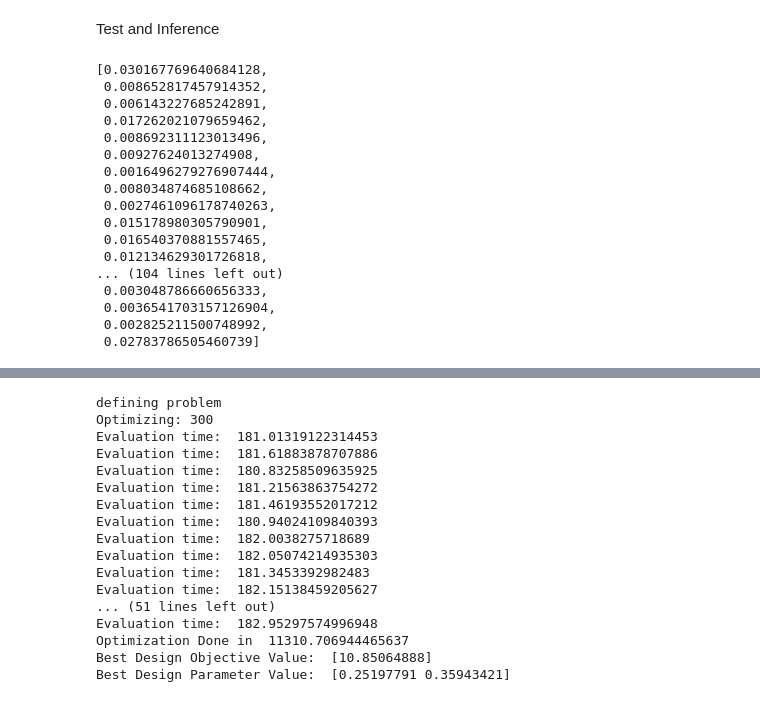
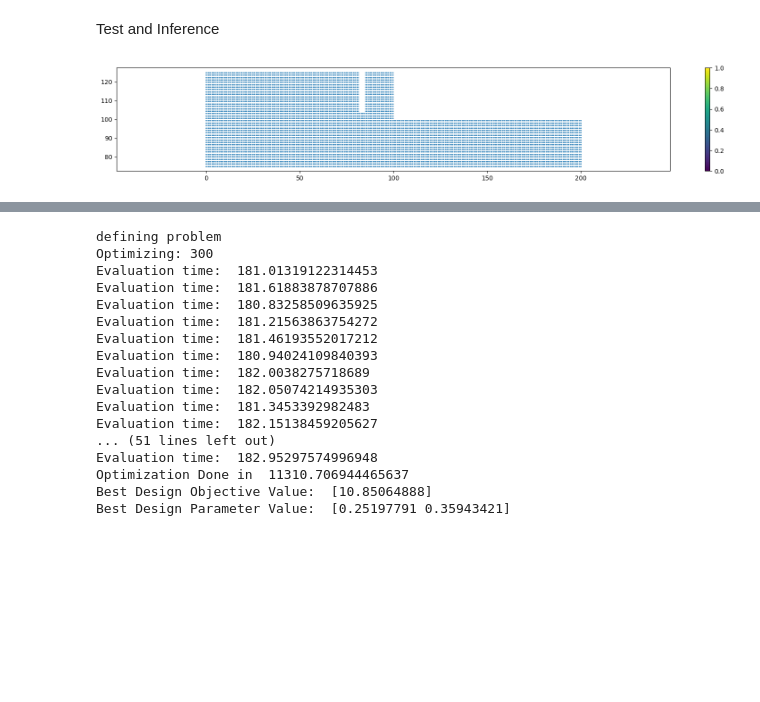
Before and after one commit to battlejacket/upt-tutorial, a Jupyter notebook: ffsRans.ipynb, the cells around one changed output, grey strips where cells are left out. Cells and saved outputs as stored; diff of their text form; code cells hidden in the pictures; blank space fills up the shorter version.

```diff
--- a/ffsRans.ipynb
+++ b/ffsRans.ipynb
@@ -366,2 +366,17 @@ F.l
+# %%
+# generated input vs target
+idx = 0
+points = test_hr_dataset[0]["input_pos"]
+
+x_pos, y_pos = points.unbind(1)
+
+# Visualize
+plt.figure(figsize=(20, 3))
+plt.scatter(x_pos, y_pos, marker="o", s=1)
+plt.colorbar()
+plt.axis("equal")
+plt.show()
+# %% [output]
+[figure, added]
 # %%
 
@@ -389,23 +403,3 @@ for batch in test_dataloader:
-# %%
-test_losses
-# %% [output]
-[0.030167769640684128,
- 0.008652817457914352,
- 0.006143227685242891,
- 0.017262021079659462,
- 0.008692311123013496,
- 0.00927624013274908,
- 0.0016496279276907444,
- 0.008034874685108662,
- 0.0027461096178740263,
- 0.015178980305790901,
- 0.016540370881557465,
- 0.012134629301726818,
-... (104 lines left out)
- 0.003048786660656333,
- 0.0036541703157126904,
- 0.002825211500748992,
- 0.02783786505460739]
 # %%
 test_batch = data[0]
 name = test_batch['name'][0]
```
Also changed, not shown: parts of 7 cells of this notebook, 4 other files.
